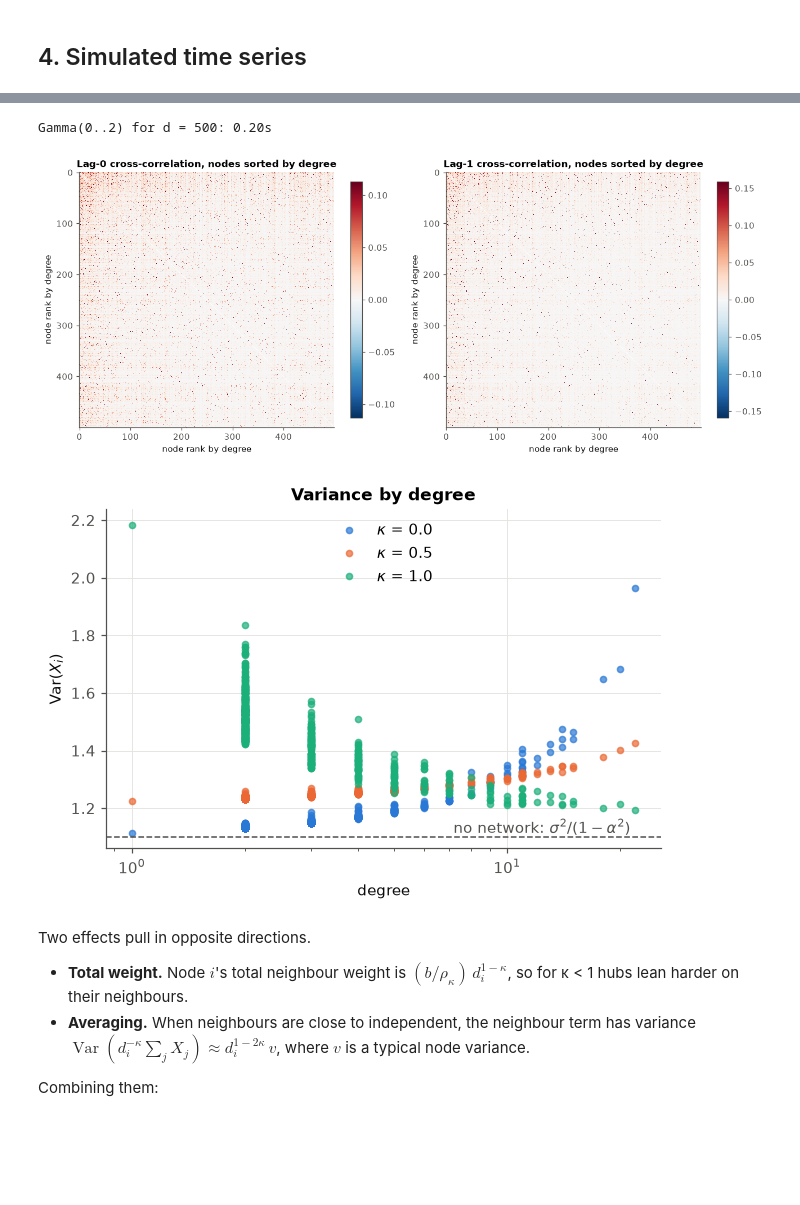
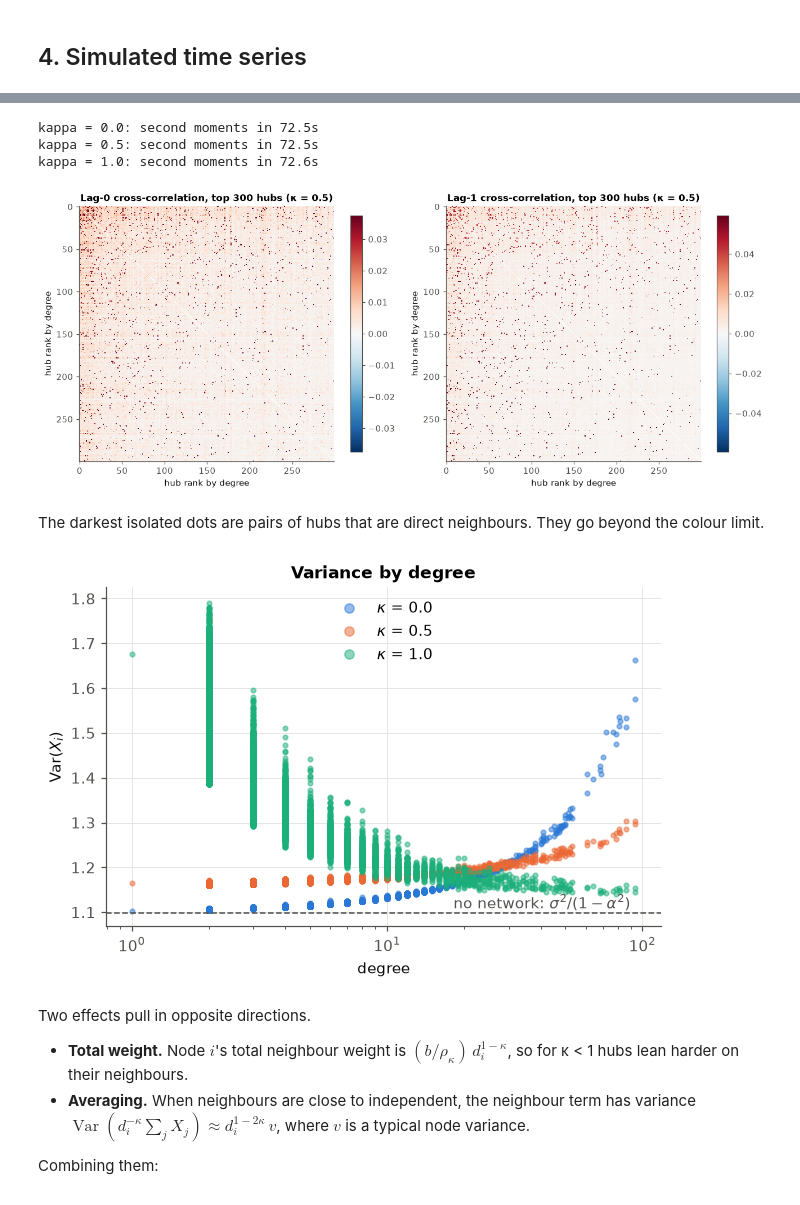
Before and after one commit to LorenzoFerri01/GNAR-Python, a Jupyter notebook: examples/kappa_gnar.ipynb, the cells around one changed output, grey strips where cells are left out. Cells and saved outputs as stored; diff of their text form; code cells hidden in the pictures; blank space fills up the shorter version.

```diff
--- a/examples/kappa_gnar.ipynb
+++ b/examples/kappa_gnar.ipynb
@@ -69,6 +84,6 @@ Everything below depends only on this cell.
 # %%
 # Graph: erased configuration model with P(k) ~ k^-gamma on [k_min, k_max]
-D_NODES = 500          # requested number of nodes
+D_NODES = 10_000       # requested number of nodes
 GAMMA = 2.5            # power-law exponent
 K_MIN = 2              # minimum degree (2 keeps the giant component ~ the whole graph)
 K_MAX = None           # None -> floor(sqrt(D_NODES)), the structural cutoff; D_NODES - 1 for uncapped
@@ -81,7 +96,14 @@ KAPPAS = [0.0, 0.5, 1.0]   # values compared in the plots (one colour each, fixe
 
 # Simulation
 N_STEPS = 500
+N_LONG = 20_000        # length of the long run used to check theory against simulation
 SIM_SEED = 42
+
+# Plot sizes (these keep the plots readable and the notebook fast on large graphs)
+FULL_LAYOUT_MAX = 3_000   # draw the whole graph only up to this many nodes
+N_HEATMAP = 300           # correlation heatmaps show the N_HEATMAP highest-degree nodes
+N_DIST_SOURCES = 300      # correlation vs distance uses BFS from this many random source nodes
+N_COMPARE = 300           # theory vs simulation is compared on this many random nodes
 # %% [markdown]
 ## 1. The graph
 `powerlaw_configuration_graph` runs four steps:
@@ -93,8 +115,8 @@ SIM_SEED = 42
 The `info` dictionary reports how much was removed.
 # %%
 G, info = powerlaw_configuration_graph(D_NODES, gamma=GAMMA, k_min=K_MIN, k_max=K_MAX, seed=GRAPH_SEED, return_info=True)
-A = nx.to_numpy_array(G, nodelist=range(G.number_of_nodes()))
-deg = A.sum(axis=1)
+A = nx.to_scipy_sparse_array(G, nodelist=range(G.number_of_nodes()), format="csr")   # sparse adjacency matrix
+deg = np.asarray(A.sum(axis=1)).ravel()
 d = A.shape[0]
 print(info)
 print(f"degrees: min={deg.min():.0f}, median={np.median(deg):.0f}, mean={deg.mean():.2f}, max={deg.max():.0f}")
@@ -236,7 +268,7 @@ This one fact explains most of the covariance patterns below.
 fig, ax = plt.subplots(figsize=(6.5, 4))
 for kappa, color in zip(KAPPAS, [BLUE, ORANGE, AQUA]):
     m = KappaGNAR(A, alpha=ALPHA, b=B, kappa=kappa)
-    row_sums = (m.phi() - ALPHA * np.eye(d)).sum(axis=1)
+    row_sums = np.asarray(m.phi().sum(axis=1)).ravel() - ALPHA      # phi() is sparse
     ax.plot(deg, row_sums, "o", ms=4, color=color, alpha=0.7, label=fr"$\kappa$ = {kappa}")
 ax.set_xscale("log"); ax.set_xlabel("degree"); ax.set_ylabel("total neighbour weight")
 ax.set_title(r"Row sums of $b\,D^{-\kappa}A/\rho_\kappa$")
@@ -293,36 +333,54 @@ In the heatmaps below, the darkest isolated dots are pairs of direct neighbours,
+# %%
+rng = np.random.default_rng(0)
+hubs = order[:N_HEATMAP]                                        # highest-degree nodes, in degree order
+sources = rng.choice(d, size=min(N_DIST_SOURCES, d), replace=False)
+compare = np.sort(rng.choice(d, size=min(N_COMPARE, d), replace=False))
+
+moments = {}
+for kappa in sorted(set(KAPPAS) | {KAPPA}):
+    t0 = time.perf_counter()
+    m = KappaGNAR(A, alpha=ALPHA, b=B, kappa=kappa, sigma_2=SIGMA_2)
+    G01 = m.compute_autocov_mats(1)                              # (2, d, d), dense
+    sd = np.sqrt(np.diag(G01[0]))
+    moments[kappa] = {
+        "var": sd ** 2,
+        "R_hubs": G01[:, hubs][:, :, hubs] / np.outer(sd[hubs], sd[hubs]),
+        "R_sources": G01[:, sources, :] / np.outer(sd[sources], sd)[None],
+        "G_compare": G01[:, compare][:, :, compare],
+    }
+    del G01, m                                                   # frees the dense matrices and the cached eigendecomposition
+    print(f"kappa = {kappa}: second moments in {time.perf_counter() - t0:.1f}s")
+# %% [output]
+kappa = 0.0: second moments in 72.5s
+kappa = 0.5: second moments in 72.5s
+kappa = 1.0: second moments in 72.6s
 # %%
-t0 = time.time()
-Gam = model.compute_autocov_mats(2)
-R = model.compute_autocorr_mats(2)
-print(f"Gamma(0..2) for d = {d}: {time.time() - t0:.2f}s")
-
+# Lag-0 and lag-1 cross-correlations among the N_HEATMAP largest hubs (diagonal hidden), for the chosen kappa
 fig, axes = plt.subplots(1, 2, figsize=(12, 5.2))
 for ax, k in zip(axes, [0, 1]):
-    M = R[k][np.ix_(order, order)].copy()
-    np.fill_diagonal(M, np.nan)                     # hide the diagonal (1 at lag 0, autocorrelations at lag 1)
+    M = moments[KAPPA]["R_hubs"][k].copy()
+    np.fill_diagonal(M, np.nan)
     lim = np.nanquantile(np.abs(M), 0.995)
     im = ax.imshow(M, cmap=DIV, norm=TwoSlopeNorm(0, -lim, lim), interpolation="nearest")
-    ax.set_title(f"Lag-{k} cross-correlation, nodes sorted by degree")
-    ax.set_xlabel("node rank by degree"); ax.set_ylabel("node rank by degree"); ax.grid(False)
+    ax.set_title(f"Lag-{k} cross-correlation, top {len(hubs)} hubs (κ = {KAPPA})")
+    ax.set_xlabel("hub rank by degree"); ax.set_ylabel("hub rank by degree"); ax.grid(False)
     fig.colorbar(im, ax=ax, shrink=0.8)
 plt.tight_layout(); plt.show()
 # %% [output]
-Gamma(0..2) for d = 500: 0.20s
-[figure, old version]
+[figure, new version]
+# %% [markdown]
+The darkest isolated dots are pairs of hubs that are direct neighbours. They go beyond the colour limit.
 # %%
 # Marginal variance against degree, for several kappa (same alpha, b, sigma_2)
 fig, ax = plt.subplots(figsize=(6.5, 4))
-var_by_kappa = {}
 for kappa, color in zip(KAPPAS, [BLUE, ORANGE, AQUA]):
-    m = KappaGNAR(A, alpha=ALPHA, b=B, kappa=kappa, sigma_2=SIGMA_2)
-    var_by_kappa[kappa] = np.diag(m.compute_autocov_mats(0)[0])
-    ax.plot(deg, var_by_kappa[kappa], "o", ms=4, color=color, alpha=0.7, label=fr"$\kappa$ = {kappa}")
+    ax.plot(deg, moments[kappa]["var"], "o", ms=3, color=color, alpha=0.5, label=fr"$\kappa$ = {kappa}")
 ax.axhline(SIGMA_2 / (1 - ALPHA ** 2), color=MUTED, lw=1, ls="--")
 ax.text(deg.max(), SIGMA_2 / (1 - ALPHA ** 2), r"no network: $\sigma^2/(1-\alpha^2)$ ", color=MUTED, va="bottom", ha="right")
 ax.set_xscale("log"); ax.set_xlabel("degree"); ax.set_ylabel(r"Var$(X_i)$")
-ax.set_title("Variance by degree"); ax.legend(); plt.show()
+ax.set_title("Variance by degree"); ax.legend(markerscale=2); plt.show()
 # %% [output]
-[figure, old version]
+[figure, new version]
 # %% [markdown]
 Two effects pull in opposite directions.
 - **Total weight.** Node $i$'s total neighbour weight is $(b/\rho_\kappa)\,d_i^{1-\kappa}$, so for κ < 1 hubs lean harder on their neighbours.
```
Also changed, not shown: parts of 21 cells of this notebook.
